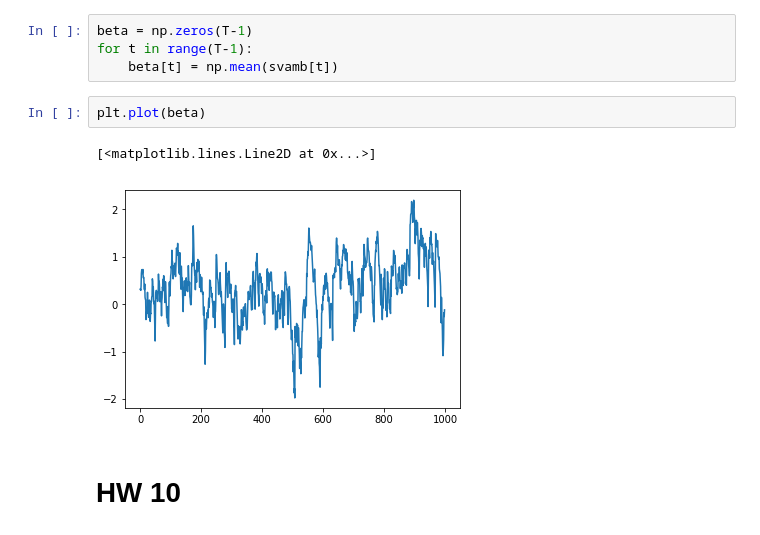
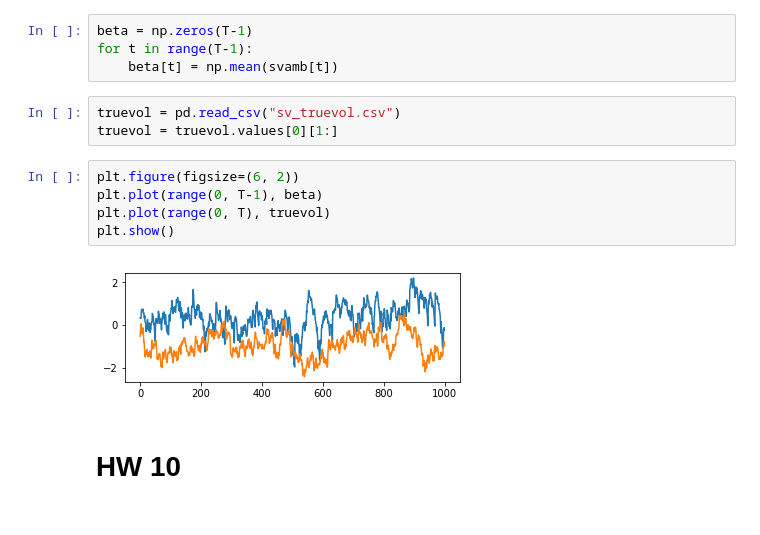
Before and after one commit to keiikegami/BayesHW9-10, a Jupyter notebook: HW8, HW9 and HW10.ipynb, the cells around one changed output. Saved outputs shown, nothing was run; the diff lists cells and outputs as text.

```diff
--- a/HW8, HW9 and HW10.ipynb
+++ b/HW8, HW9 and HW10.ipynb
@@ -191,11 +205,16 @@ svamb = FFBS(nsim,vy,mF,vV,amG,amW,vm0,mC0);
 beta = np.zeros(T-1)
 for t in range(T-1):
     beta[t] = np.mean(svamb[t])
-# %%
-plt.plot(beta)
-# %% [output]
-[<matplotlib.lines.Line2D at 0x...>]
-[figure, removed]
+# %%
+truevol = pd.read_csv("sv_truevol.csv")
+truevol = truevol.values[0][1:]
+# %%
+plt.figure(figsize=(6, 2))
+plt.plot(range(0, T-1), beta)
+plt.plot(range(0, T), truevol)
+plt.show()
+# %% [output]
+[figure, added]
 # %% [markdown]
 # HW 10
 # %%
```
Also changed, not shown: parts of 8 cells of this notebook, 2 other files.
